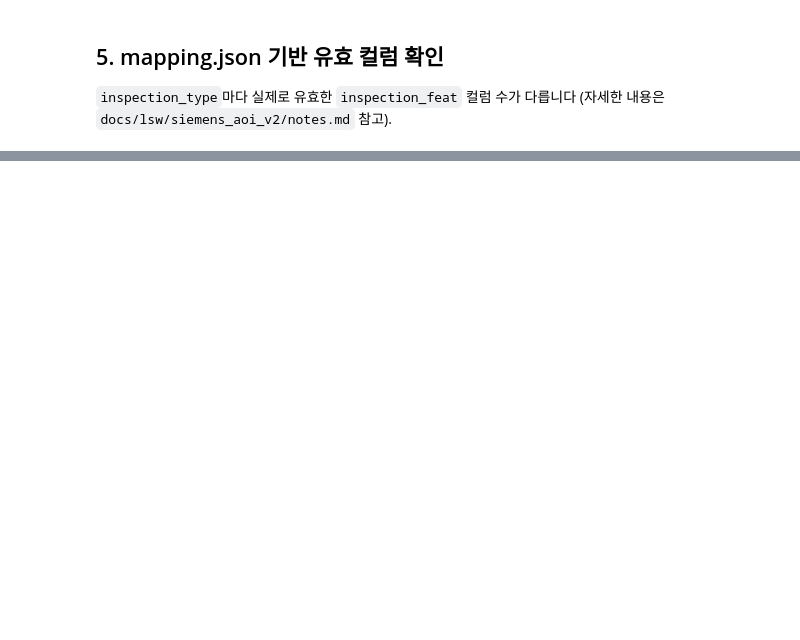
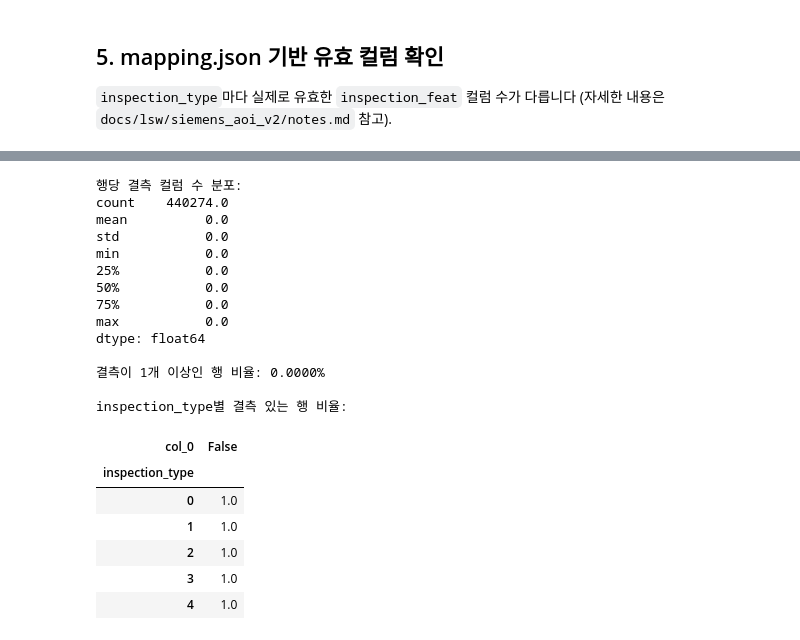
Before and after one commit to hakeee0331/seiemens_aoi_ML_practice, a Jupyter notebook: notebooks/0823_lsw_001_eda.ipynb, the cells around one changed output, grey strips where cells are left out. Drawn from its saved outputs; the diff is of its cells as text; code cells hidden in the pictures; blank space fills up the shorter version.

```diff
--- a/notebooks/0823_lsw_001_eda.ipynb
+++ b/notebooks/0823_lsw_001_eda.ipynb
@@ -55,0 +130,32 @@ for inspection_type, valid_columns in inspection_type_mapping.items():
+# %%
+row_missing_count = df.isna().sum(axis=1)
+
+print("행당 결측 컬럼 수 분포:")
+print(row_missing_count.describe())
+print(f"\n결측이 1개 이상인 행 비율: {(row_missing_count > 0).mean():.4%}")
+
+has_missing = row_missing_count > 0
+print("\ninspection_type별 결측 있는 행 비율:")
+pd.crosstab(df["inspection_type"], has_missing, normalize="index")
+# %% [output]
+행당 결측 컬럼 수 분포:
+count    440274.0
+mean          0.0
+std           0.0
+min           0.0
+25%           0.0
+50%           0.0
+75%           0.0
+max           0.0
+dtype: float64
+
+결측이 1개 이상인 행 비율: 0.0000%
+
+inspection_type별 결측 있는 행 비율:
+| col_0 | False |
+| inspection_type |  |
+| 0 | 1.0 |
+| 1 | 1.0 |
+| 2 | 1.0 |
+| 3 | 1.0 |
+| 4 | 1.0 |
```
Also changed, not shown: parts of 21 cells of this notebook, 2 other files.
